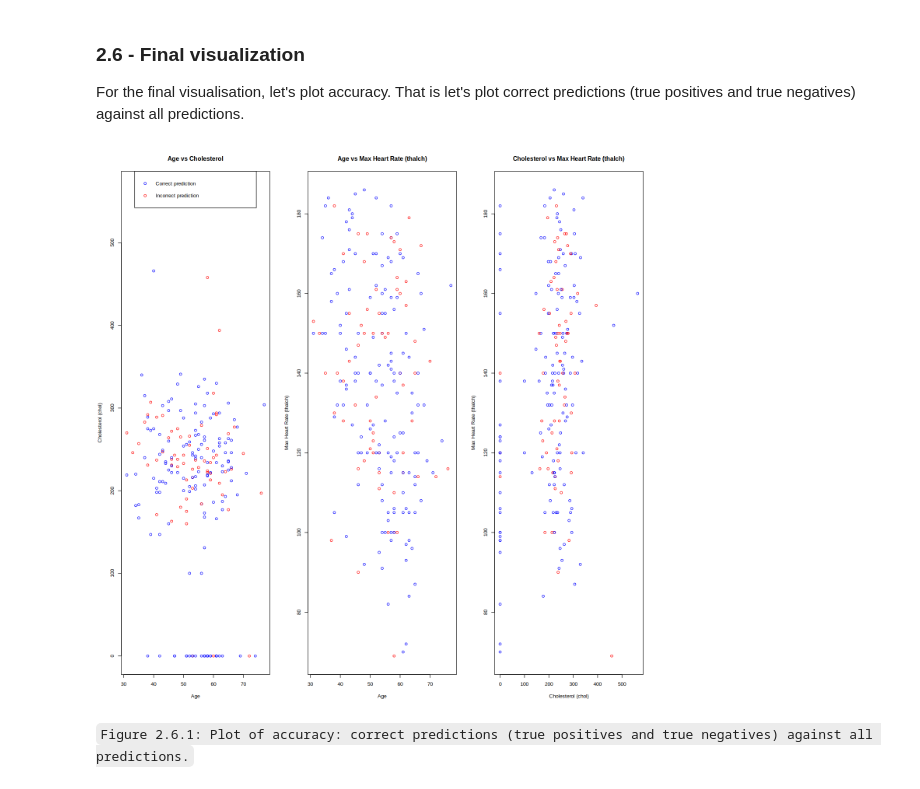
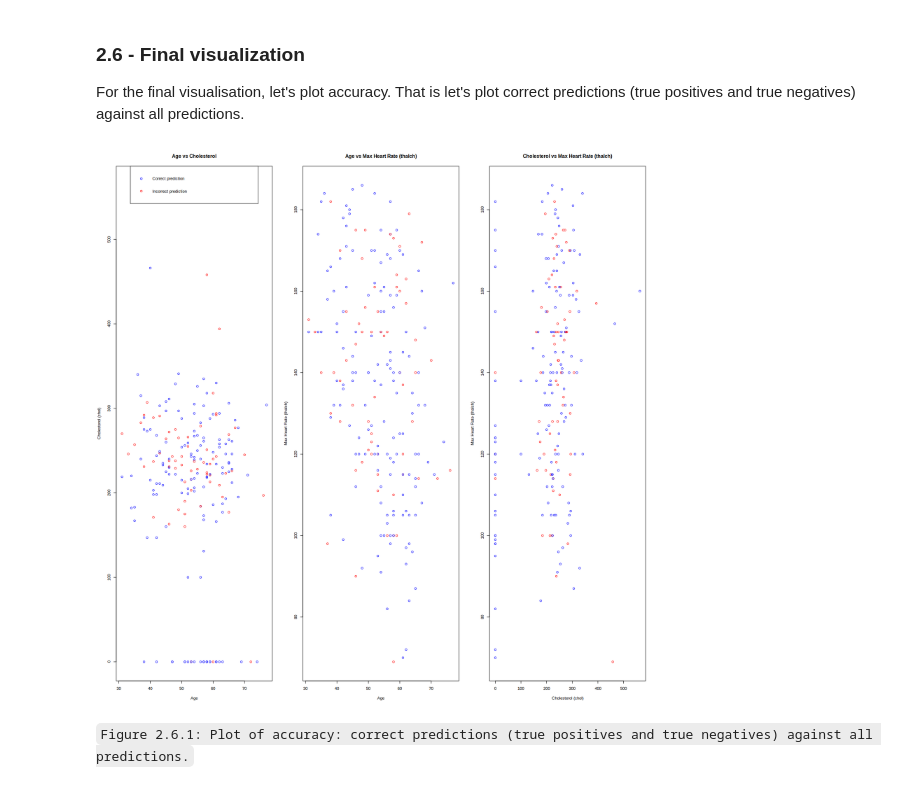
Before and after one commit to MAmouzouvi/Heart-disease-predictor, a Jupyter notebook: project_report.ipynb, the cells around one changed output. Saved outputs shown, nothing was run; the diff lists cells and outputs as text; code cells hidden in the pictures.

```diff
--- a/project_report.ipynb
+++ b/project_report.ipynb
@@ -528,32 +528,33 @@ recall
 
 For the final visualisation, let's plot accuracy. That is let's plot correct predictions (true positives and true negatives) against all predictions.
 # %%
+options(repr.plot.width = 15, repr.plot.height = 15)
 # Assuming your data frame is named heart_disease_test_predictions
 heart_disease_test_predictions$correct <- heart_disease_test_predictions$.pred_class == heart_disease_test_predictions$presence
 
 # Set up the plot layout to have 1 row and 3 columns
 par(mfrow = c(1, 3))
 
 # Scatter plot for age vs chol
 plot(heart_disease_test_predictions$age, heart_disease_test_predictions$chol,
      col = ifelse(heart_disease_test_predictions$correct, "blue", "red"),
      xlab = "Age", ylab = "Cholesterol (chol)",
      main = "Age vs Cholesterol")
 legend("top", legend = c("Correct prediction", "Incorrect prediction"), col = c("blue", "red"), pch = 1)
 
 # Scatter plot for age vs thalch
 plot(heart_disease_test_predictions$age, heart_disease_test_predictions$thalch,
      col = ifelse(heart_disease_test_predictions$correct, "blue", "red"),
      xlab = "Age", ylab = "Max Heart Rate (thalch)",
      main = "Age vs Max Heart Rate (thalch)")
 
 # Scatter plot for chol vs thalch
 plot(heart_disease_test_predictions$chol, heart_disease_test_predictions$thalch,
      col = ifelse(heart_disease_test_predictions$correct, "blue", "red"),
      xlab = "Cholesterol (chol)", ylab = "Max Heart Rate (thalch)",
      main = "Cholesterol vs Max Heart Rate (thalch)")
 # %% [output]
-[figure, old version]
+[figure, new version]
 # %% [markdown]
 `Figure 2.6.1: Plot of accuracy: correct predictions (true positives and true negatives) against all predictions.`
 # %% [markdown]
```
